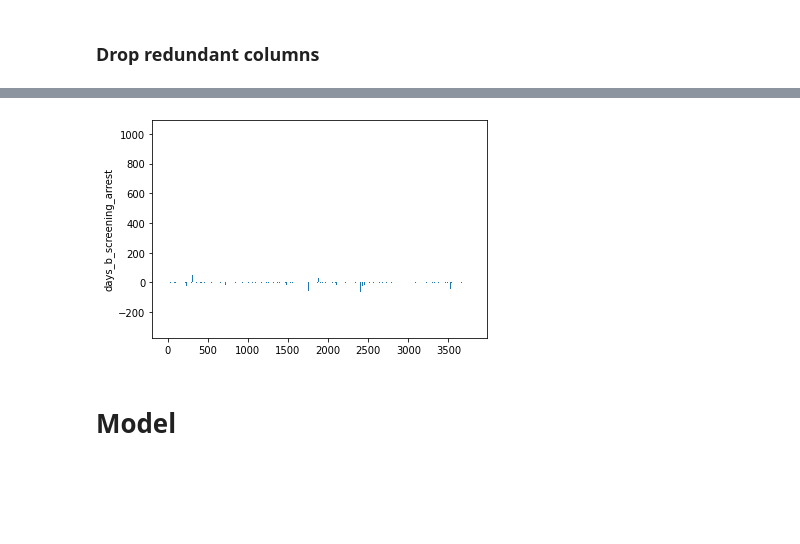
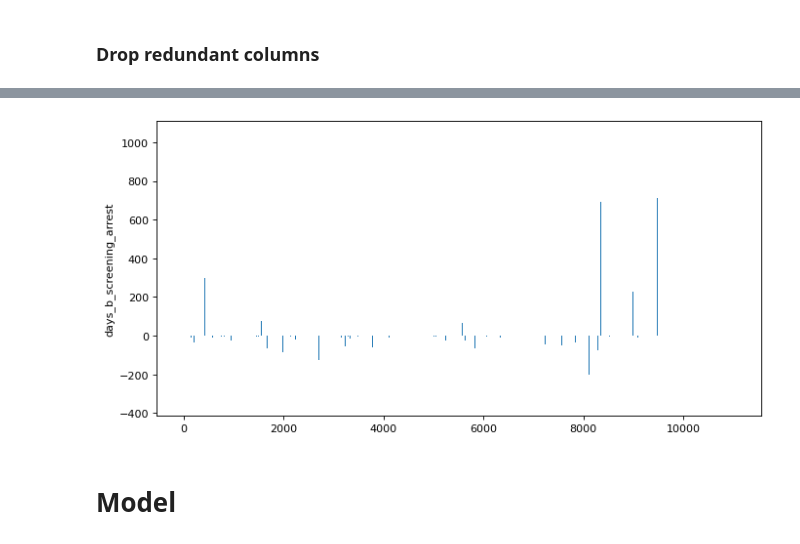
Before and after one commit to emmaro/Caggle, a Jupyter notebook: copy_model.ipynb, the cells around one changed output, grey strips where cells are left out. Drawn from its saved outputs; the diff is of its cells as text; code cells hidden in the pictures; blank space fills up the shorter version.

```diff
--- a/copy_model.ipynb
+++ b/copy_model.ipynb
@@ -65,3 +44,0 @@ train_df = train_df.drop(["r_jail_out", "r_jail_in"], axis=1)
-# %%
-# remove v_type of assessment since all occuring values are the same
-train_df = train_df.drop(["v_type_of_assessment"], axis=1)
@@ -79,9 +44,0 @@ train_df.dropna(subset=["custody_days"], inplace=True)
-# %%
-train_df = train_df.drop(["screening_date", "v_screening_date"], axis=1)
-# %%
-train_df = train_df.drop(
-    ["c_arrest_date",
-    'c_charge_desc',
-    # 'days_b_screening_arrest'
-    ], axis=1)
-train_df.head()
@@ -96,3 +94,4 @@ train_df.head()
 # %%
 train_df['target_int'] = train_df['target'].replace({'No-Recidivism': 0, 'Non-Violent': 1, 'Violent': 2})
-train_df['target_bool'] = train_df['target'].replace({'No-Recidivism': 0, 'Non-Violent': 1, 'Violent': 1})
+train_df = train_df.fillna(0)
+train_df
@@ -99,24 +113,37 @@ train_df['target_bool'] = train_df['target'].replace({'No-Recidivism': 0, 'Non-V
 # %%
 training_features = [
-    'sex', 'age_group', 'race',
+#     'sex',
+#     'age_group',
+#     'race',
     'days_b_screening_arrest',
     'c_charge_degree',
-    # 'c_charge_desc',
+    'days_until_rec',
     'start', 'all_priors',
-    'c_jail_days', 'has_r_jail_in', 'has_r_jail_out', 'custody_days'
+    'c_jail_days',
+    'has_r_jail_in',
+#     'has_r_jail_out',
+    'custody_days'
 ]
 
-cat_features = ['sex', "age_group", 'race', 'c_charge_degree', 'has_r_jail_in', 'has_r_jail_out']
-
-train_df[training_features].head()
+cat_features = [
+    'sex',
+    "age_group",
+    'race',
+    'c_charge_degree',
+    'has_r_jail_in',
+#     'has_r_jail_out'
+]
 
 import matplotlib.pyplot as plt
+from matplotlib.pyplot import figure
+
+figure(figsize=(10, 5), dpi=80)
 
 plt.bar(train_df.index, train_df.days_b_screening_arrest)
 plt.ylabel('days_b_screening_arrest')
 plt.show()
 # %% [output]
-[figure, old version]
+[figure, new version]
 # %% [markdown]
 # Model
 # %%
```
Also changed, not shown: parts of 15 cells of this notebook, 7 other files.
